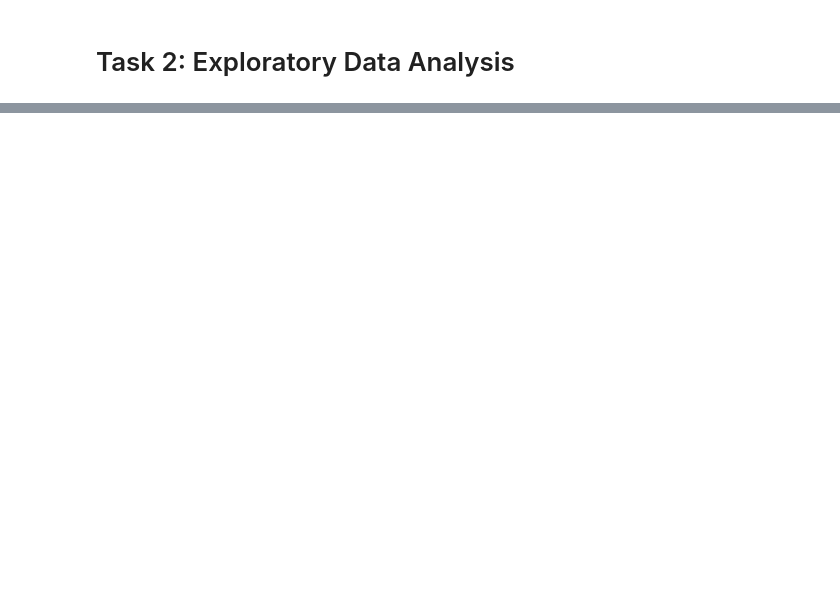
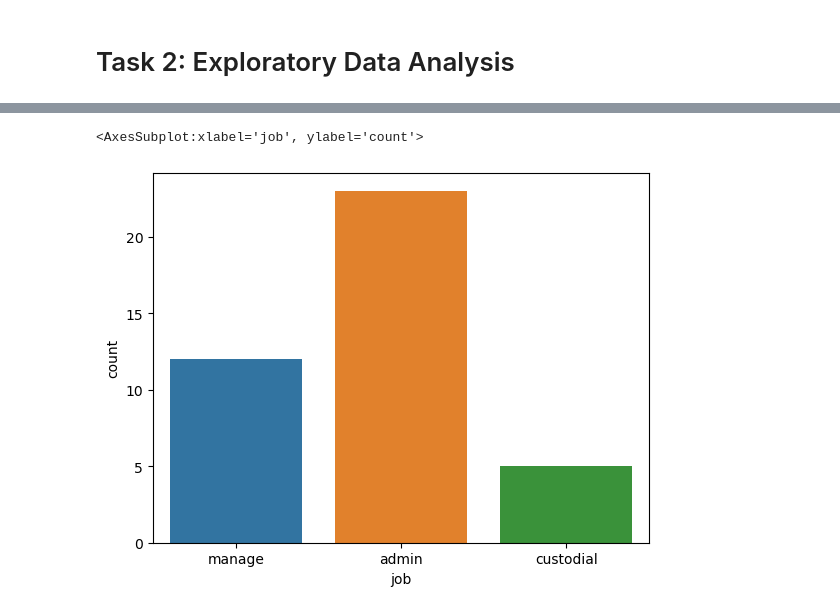
Before and after one commit to vikingwarior/data-science-sample-project, a Jupyter notebook: code/project.ipynb, the cells around one changed output, grey strips where cells are left out. Drawn from its saved outputs; the diff is of its cells as text; code cells hidden in the pictures; blank space fills up the shorter version.

```diff
--- a/code/project.ipynb
+++ b/code/project.ipynb
@@ -104,0 +119,6 @@ df.head(10)
+# %%
+#pie chart to Compare the job role distribution
+sns.countplot(df['job'])
+# %% [output]
+<AxesSubplot:xlabel='job', ylabel='count'>
+[figure, added]
```
Also changed, not shown: parts of 17 cells of this notebook.
